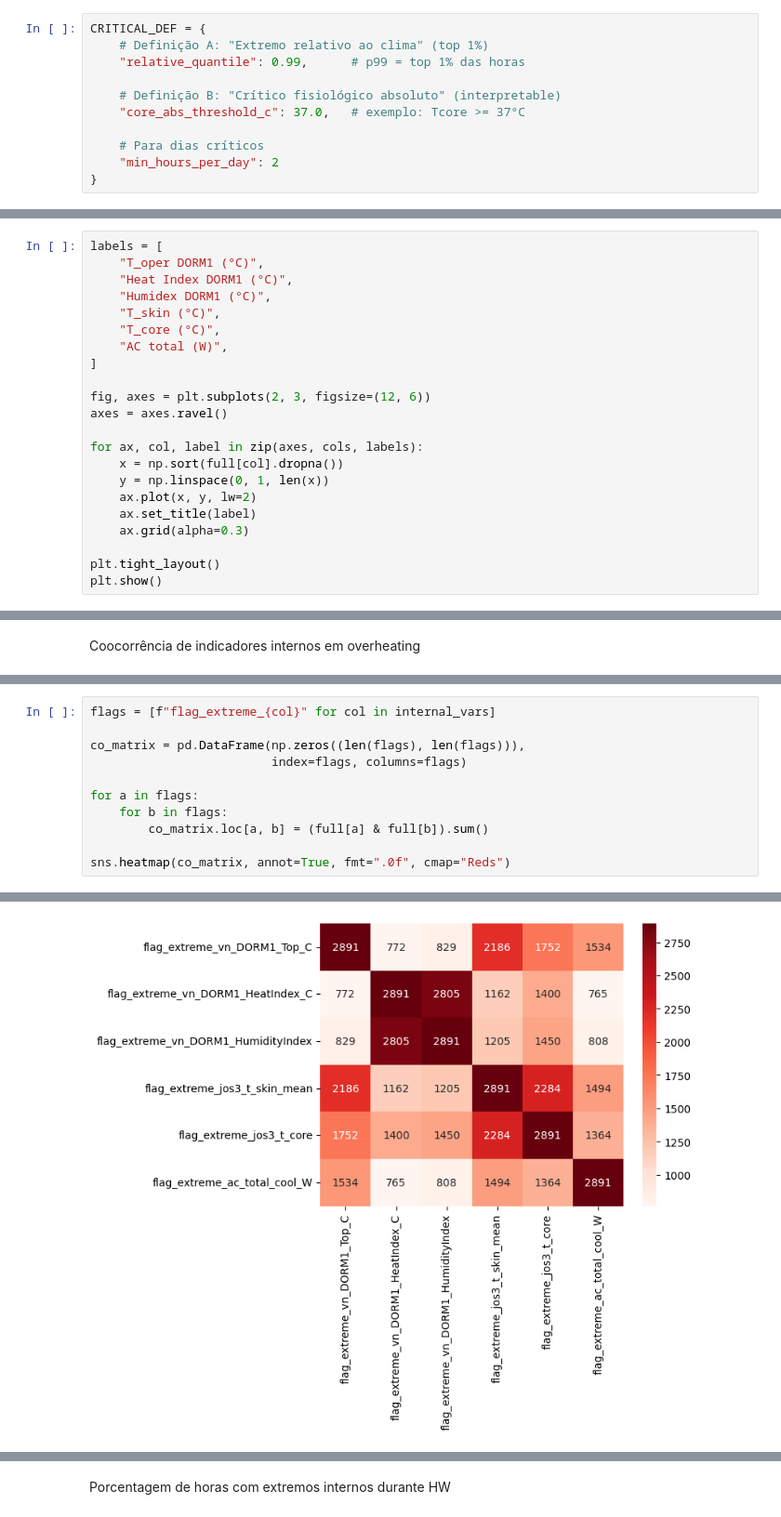
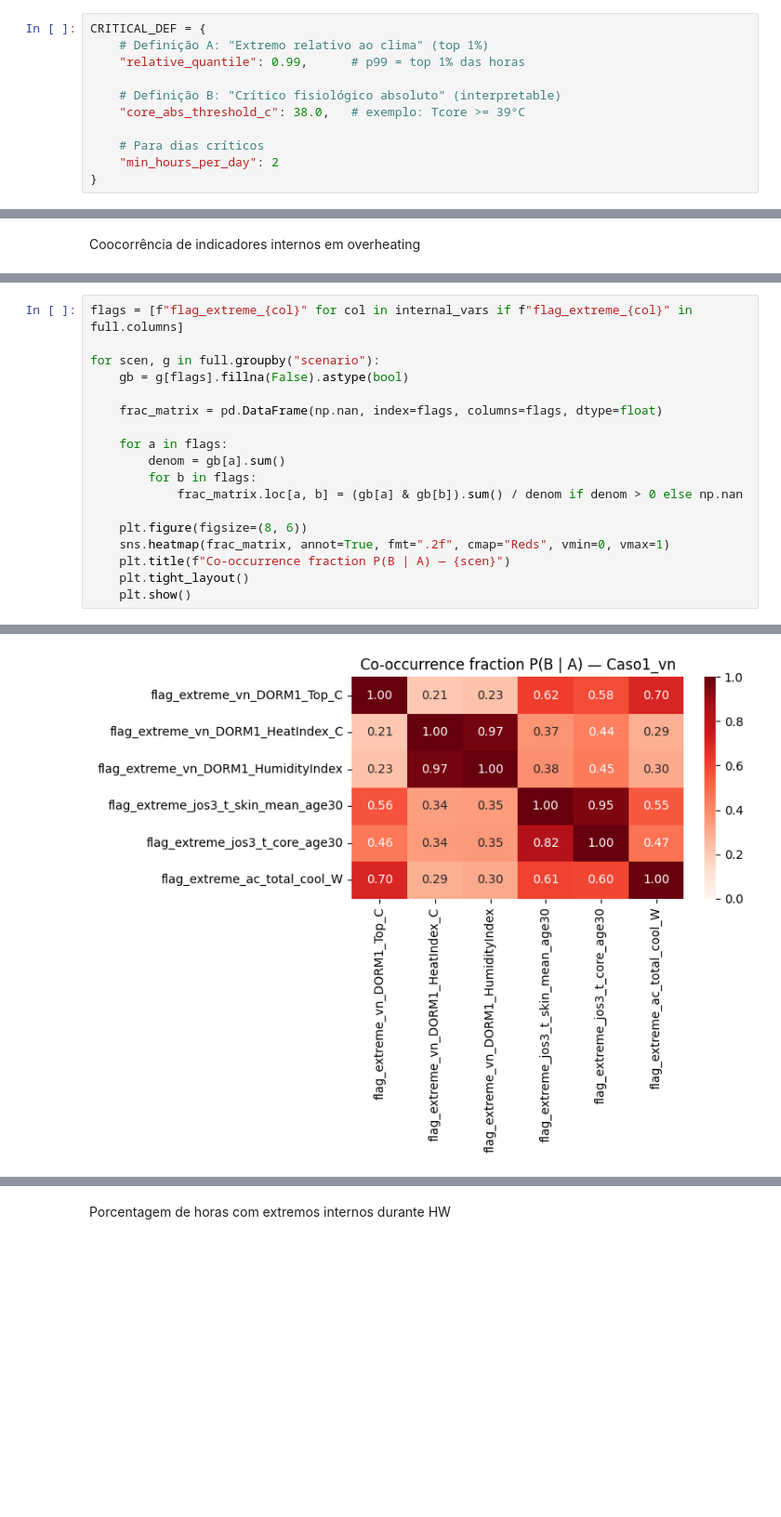
Before and after one commit to matheusbracht/heatwave_overheating_pipeline, a Jupyter notebook: notebooks/4_analysis.ipynb, the cells around one changed output, grey strips where cells are left out. Shown at 93% size. Cells and saved outputs as stored; diff of their text form; blank space fills up the shorter version.

```diff
--- a/notebooks/4_analysis.ipynb
+++ b/notebooks/4_analysis.ipynb
@@ -71,7 +169,7 @@ CRITICAL_DEF = {
     "relative_quantile": 0.99,      # p99 = top 1% das horas
 
     # Definição B: "Crítico fisiológico absoluto" (interpretable)
-    "core_abs_threshold_c": 37.0,   # exemplo: Tcore >= 37°C
+    "core_abs_threshold_c": 38.0,   # exemplo: Tcore >= 39°C
 
     # Para dias críticos
     "min_hours_per_day": 2
@@ -898,22 +1770,0 @@ full[cols].describe(percentiles=[0.5, 0.75, 0.9, 0.95, 0.99]).round(2)
-# %%
-labels = [
-    "T_oper DORM1 (°C)",
-    "Heat Index DORM1 (°C)",
-    "Humidex DORM1 (°C)",
-    "T_skin (°C)",
-    "T_core (°C)",
-    "AC total (W)",
-]
-
-fig, axes = plt.subplots(2, 3, figsize=(12, 6))
-axes = axes.ravel()
-
-for ax, col, label in zip(axes, cols, labels):
-    x = np.sort(full[col].dropna())
-    y = np.linspace(0, 1, len(x))
-    ax.plot(x, y, lw=2)
-    ax.set_title(label)
-    ax.grid(alpha=0.3)
-
-plt.tight_layout()
-plt.show()
@@ -975,12 +1847,19 @@ ac_total_cool_W              → 3919.400
 # %%
-flags = [f"flag_extreme_{col}" for col in internal_vars]
+flags = [f"flag_extreme_{col}" for col in internal_vars if f"flag_extreme_{col}" in full.columns]
 
-co_matrix = pd.DataFrame(np.zeros((len(flags), len(flags))),
-                         index=flags, columns=flags)
+for scen, g in full.groupby("scenario"):
+    gb = g[flags].fillna(False).astype(bool)
 
-for a in flags:
-    for b in flags:
-        co_matrix.loc[a, b] = (full[a] & full[b]).sum()
+    frac_matrix = pd.DataFrame(np.nan, index=flags, columns=flags, dtype=float)
 
-sns.heatmap(co_matrix, annot=True, fmt=".0f", cmap="Reds")
+    for a in flags:
+        denom = gb[a].sum()
+        for b in flags:
+            frac_matrix.loc[a, b] = (gb[a] & gb[b]).sum() / denom if denom > 0 else np.nan
+
+    plt.figure(figsize=(8, 6))
+    sns.heatmap(frac_matrix, annot=True, fmt=".2f", cmap="Reds", vmin=0, vmax=1)
+    plt.title(f"Co-occurrence fraction P(B | A) — {scen}")
+    plt.tight_layout()
+    plt.show()
 # %% [output]
@@ -988 +1866 @@ sns.heatmap(co_matrix, annot=True, fmt=".0f", cmap="Reds")
-[figure, old version]
+[figure, new version]
```
Also changed, not shown: parts of 93 cells of this notebook, 5 other files.
